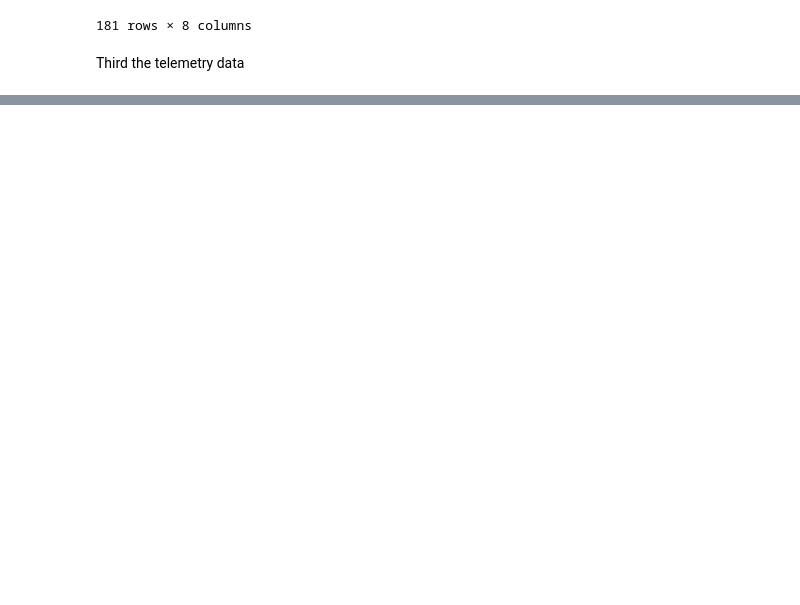
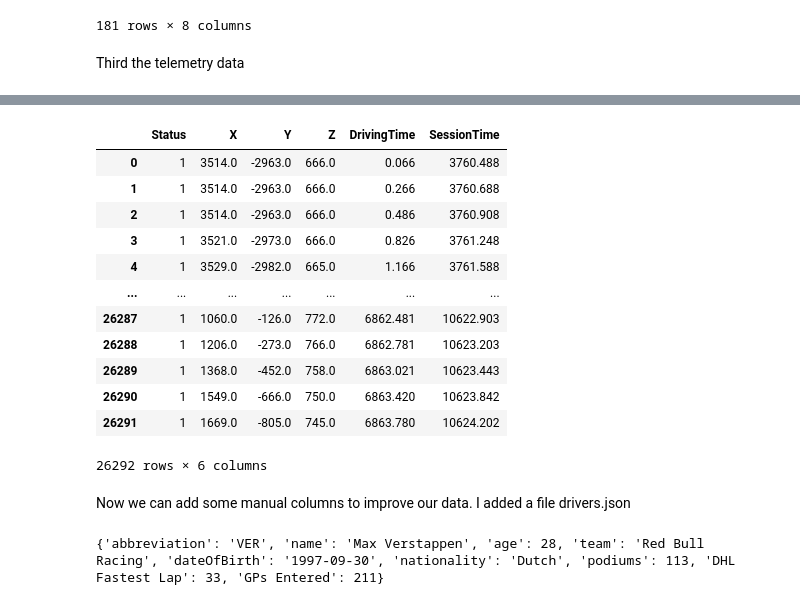
Before and after one commit to kilid69/F1, a Jupyter notebook: main.ipynb, the cells around one changed output, grey strips where cells are left out. Cells and saved outputs as stored; diff of their text form; code cells hidden in the pictures; blank space fills up the shorter version.

```diff
--- a/main.ipynb
+++ b/main.ipynb
@@ -360,0 +353,40 @@ session.laps.pick_drivers(['VER']).get_pos_data()
+# %%
+ver_pos = session.laps.pick_drivers(['VER']).get_pos_data()
+# convert Time into milliseconds
+ver_pos = convert_time(ver_pos, 'Time')
+ver_pos = convert_time(ver_pos, 'SessionTime')
+
+ver_pos.drop(columns=['Date', 'Source'], inplace=True)
+# convert Status into 0 and 1
+ver_pos['Status'] = ver_pos['Status'].apply(lambda x: 1 if x == 'OnTrack' else 0)
+# rename some columns
+ver_pos.columns = ['Status', 'X', 'Y', 'Z', 'DrivingTime', 'SessionTime']
+
+ver_pos
+# %% [output]
+|  | Status | X | Y | Z | DrivingTime | SessionTime |
+| 0 | 1 | 3514.0 | -2963.0 | 666.0 | 0.066 | 3760.488 |
+| 1 | 1 | 3514.0 | -2963.0 | 666.0 | 0.266 | 3760.688 |
+| 2 | 1 | 3514.0 | -2963.0 | 666.0 | 0.486 | 3760.908 |
+| 3 | 1 | 3521.0 | -2973.0 | 666.0 | 0.826 | 3761.248 |
+| 4 | 1 | 3529.0 | -2982.0 | 665.0 | 1.166 | 3761.588 |
+| ... | ... | ... | ... | ... | ... | ... |
+| 26287 | 1 | 1060.0 | -126.0 | 772.0 | 6862.481 | 10622.903 |
+| 26288 | 1 | 1206.0 | -273.0 | 766.0 | 6862.781 | 10623.203 |
+| 26289 | 1 | 1368.0 | -452.0 | 758.0 | 6863.021 | 10623.443 |
+| 26290 | 1 | 1549.0 | -666.0 | 750.0 | 6863.420 | 10623.842 |
+| 26291 | 1 | 1669.0 | -805.0 | 745.0 | 6863.780 | 10624.202 |
+26292 rows × 6 columns
+# %% [markdown]
+Now we can add some manual columns to improve our data. I added a file drivers.json
+# %%
+# import drivers.json as dictionary
+import json
+with open('drivers.json') as f:
+    drivers = json.load(f)
+
+for driver in drivers['drivers']:
+    if driver['abbreviation'] == 'VER':
+        print(driver)
+# %% [output]
+{'abbreviation': 'VER', 'name': 'Max Verstappen', 'age': 28, 'team': 'Red Bull Racing', 'dateOfBirth': '1997-09-30', 'nationality': 'Dutch', 'podiums': 113, 'DHL Fastest Lap': 33, 'GPs Entered': 211}
```
Also changed, not shown: parts of 12 cells of this notebook, 1 other file.
